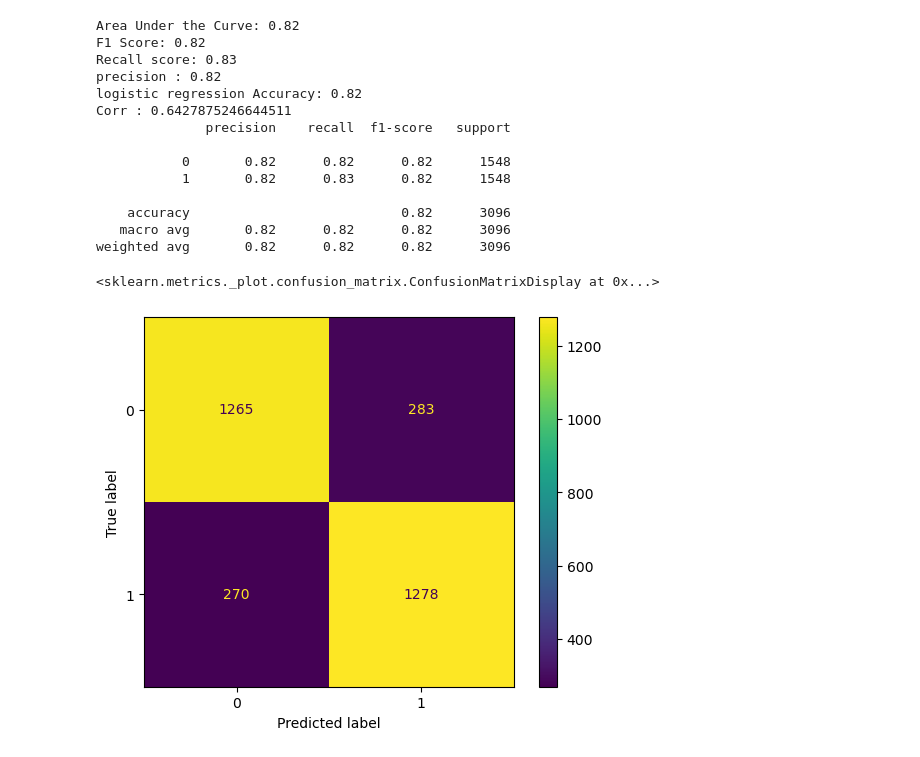
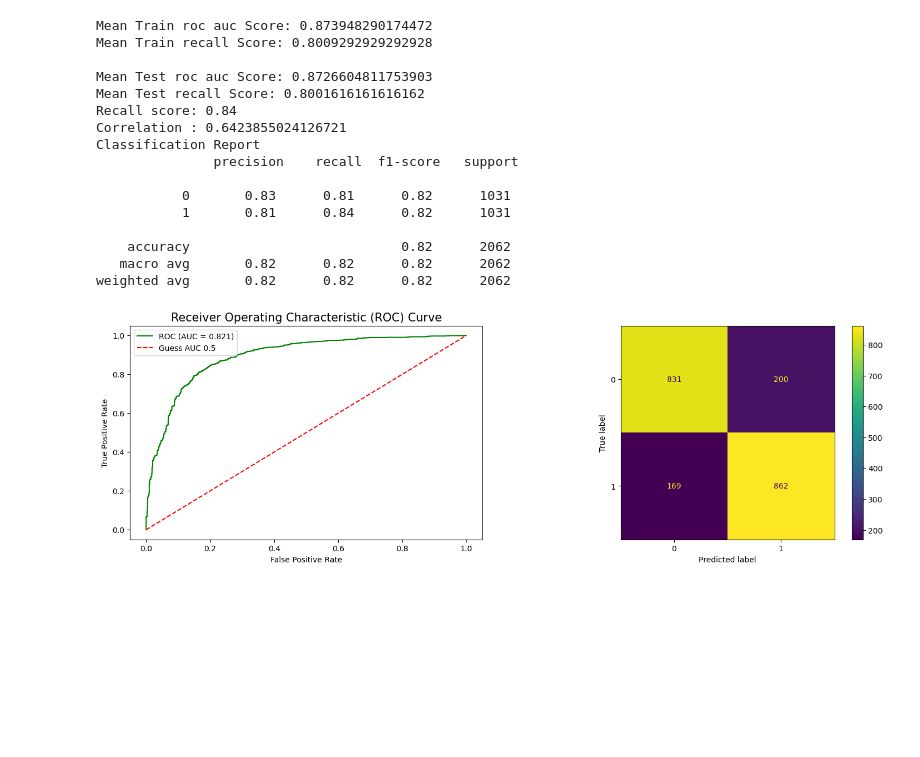
Before and after one commit to Ravikumarchavva/ML_Playground, a Jupyter notebook: week2_BinaryClassification/Day4_ClassBalancing/ClassBalancing.ipynb, the cells around one changed output. Drawn from its saved outputs; the diff is of its cells as text; code cells hidden in the pictures; blank space fills up the shorter version.

```diff
--- a/week2_BinaryClassification/Day4_ClassBalancing/ClassBalancing.ipynb
+++ b/week2_BinaryClassification/Day4_ClassBalancing/ClassBalancing.ipynb
@@ -166,5 +133,5 @@ if hasattr(pipe.named_steps['classifier'], 'coef_'):
 # %%
 from imblearn.over_sampling import SMOTEN
-sm=SMOTEN()
+sm=SMOTEN(random_state=42,k_neighbors=3,n_jobs=-1)
 X_train_smote,y_train_smote=sm.fit_resample(X_train,y_train)
 X_test_smote,y_test_smote=sm.fit_resample(X_test,y_test)
@@ -171,70 +145,75 @@ X_test_smote,y_test_smote=sm.fit_resample(X_test,y_test)
 # %%
 from sklearn.model_selection import cross_val_predict,RepeatedStratifiedKFold
-from sklearn.metrics import roc_auc_score,f1_score,precision_score,accuracy_score,recall_score,matthews_corrcoef
+from sklearn.metrics import roc_auc_score,recall_score,matthews_corrcoef
 from skopt import BayesSearchCV
 from skopt.space import Real, Categorical, Integer
 rskf= RepeatedStratifiedKFold(n_repeats=3,n_splits=3,random_state=42)
 param_distributions = {
-    'classifier__C': Real(1e-6, 1e+6, prior='log-uniform'),
+    'classifier__C': Real(1e-6, 1e+3, prior='log-uniform'),
     'classifier__max_iter': Integer(100, 1000),
     'classifier__penalty': Categorical(['l1', 'l2']),
     'classifier__fit_intercept': Categorical([True, False]),
-
+    'classifier__solver': Categorical(['liblinear', 'saga'])
 }
 
 pipe_smote = Pipeline(
     [
-        ("tranformer", transformer),
-        ("classifier", LogisticRegression(random_state=42,solver='liblinear')),
+        ("transformer", transformer),
+        ("classifier", LogisticRegression(random_state=42)),
     ]
 )
 
 search = BayesSearchCV(
-    estimator=pipe_smote,
+    estimator=pipe_smote,cv=rskf,
     search_spaces=param_distributions,
-    n_iter=50)
+    n_iter=70,random_state=42,scoring='roc_auc')
 
 search.fit(X_train_smote, y_train_smote)
 best_params = search.best_params_
 
 
 pipe_smote.set_params(**best_params)
 pipe_smote.fit(X_train_smote, y_train_smote)
 # Evaluation
+
+cv_results = cross_validate(pipe_smote, X_train_smote,y_train_smote, cv=rskf, scoring=['recall','roc_auc'],n_jobs=-1,return_train_score=True,error_score="raise")
+from sklearn.model_selection import cross_validate,RepeatedStratifiedKFold
+rskf = RepeatedStratifiedKFold(n_splits=3,n_repeats=3,random_state=42)
+
+cv_results = cross_validate(pipe_smote, X_train_smote,y_train_smote, cv=rskf, scoring=['recall','roc_auc'],n_jobs=-1,return_train_score=True,error_score="raise")
+print(f'Mean Train roc auc Score: {cv_results["train_roc_auc"].mean()}')
+print(f'Mean Train recall Score: \033[1m{cv_results["train_recall"].mean()}\033[0m\n')
+
+print(f'Mean Test roc auc Score: {cv_results["test_roc_auc"].mean()}')
+print(f'Mean Test recall Score: \033[1m{cv_results["test_recall"].mean()}\033[0m')
+from sklearn.metrics import accuracy_score,classification_report,roc_curve,roc_auc_score,recall_score
+from sklearn.model_selection import cross_val_predict
+# Evaluation
 predictions_prob= cross_val_predict(pipe_smote,X_test_smote,y_test_smote,method='predict_proba',n_jobs=-1)
 predictions=[0 if x < 0.5 else 1 for x in predictions_prob[:,1]]
 roc_auc = roc_auc_score(y_test_smote, predictions)
-f1 = f1_score(y_test_smote, predictions)
-accuracy = accuracy_score(y_test_smote, predictions)
 recall = recall_score(y_test_smote,predictions)
-precision = precision_score(y_test_smote,predictions)
 coef = matthews_corrcoef(y_test_smote,predictions)
-print(f"Area Under the Curve: {roc_auc:.2f}")
-print(f"F1 Score: {f1:.2f}")
 print(f"\033[1mRecall score: {recall:.2f}\033[0m")
-print(f"precision : {precision:.2f}")
-print(f"logistic regression Accuracy: {accuracy:.2f}")
-print(f"Corr : {coef}")
-print(classification_report(y_test_smote,predictions))
+print(f"Correlation : {coef}")
+print("\033[4mClassification Report\033[0m \n",classification_report(y_test_smote,predictions))
+fpr, tpr, thresholds=roc_curve(y_test_smote,predictions_prob[:,1])
+plot_evaluation(fpr, tpr,y_test_smote,predictions,roc_auc)
 # %% [output]
-Area Under the Curve: 0.82
-F1 Score: 0.82
-Recall score: 0.83
-precision : 0.82
-logistic regression Accuracy: 0.82
-Corr : 0.6427875246644511
-              precision    recall  f1-score   support
+Mean Train roc auc Score: 0.873948290174472
+Mean Train recall Score: 0.8009292929292928
 
-           0       0.82      0.82      0.82      1548
-           1       0.82      0.83      0.82      1548
+Mean Test roc auc Score: 0.8726604811753903
+Mean Test recall Score: 0.8001616161616162
+Recall score: 0.84
+Correlation : 0.6423855024126721
+Classification Report
+               precision    recall  f1-score   support
 
-    accuracy                           0.82      3096
-   macro avg       0.82      0.82      0.82      3096
-weighted avg       0.82      0.82      0.82      3096
+           0       0.83      0.81      0.82      1031
+           1       0.81      0.84      0.82      1031
+
+    accuracy                           0.82      2062
+   macro avg       0.82      0.82      0.82      2062
+weighted avg       0.82      0.82      0.82      2062
+[figure, added]
-# %%
-from sklearn.metrics import ConfusionMatrixDisplay,confusion_matrix
-fig=ConfusionMatrixDisplay(confusion_matrix=confusion_matrix(y_test_smote,predictions))
-fig.plot()
-# %% [output]
-<sklearn.metrics._plot.confusion_matrix.ConfusionMatrixDisplay at 0x...>
-[figure, removed]
```
Also changed, not shown: parts of 17 cells of this notebook, 23 other files.
